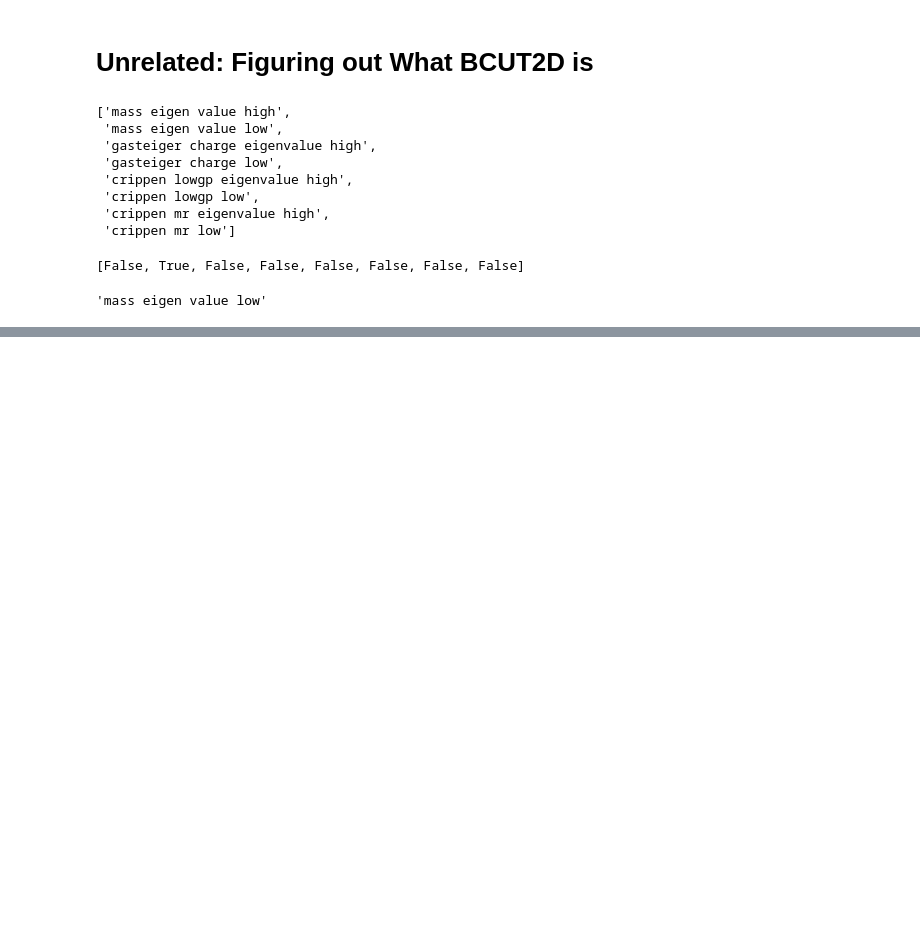
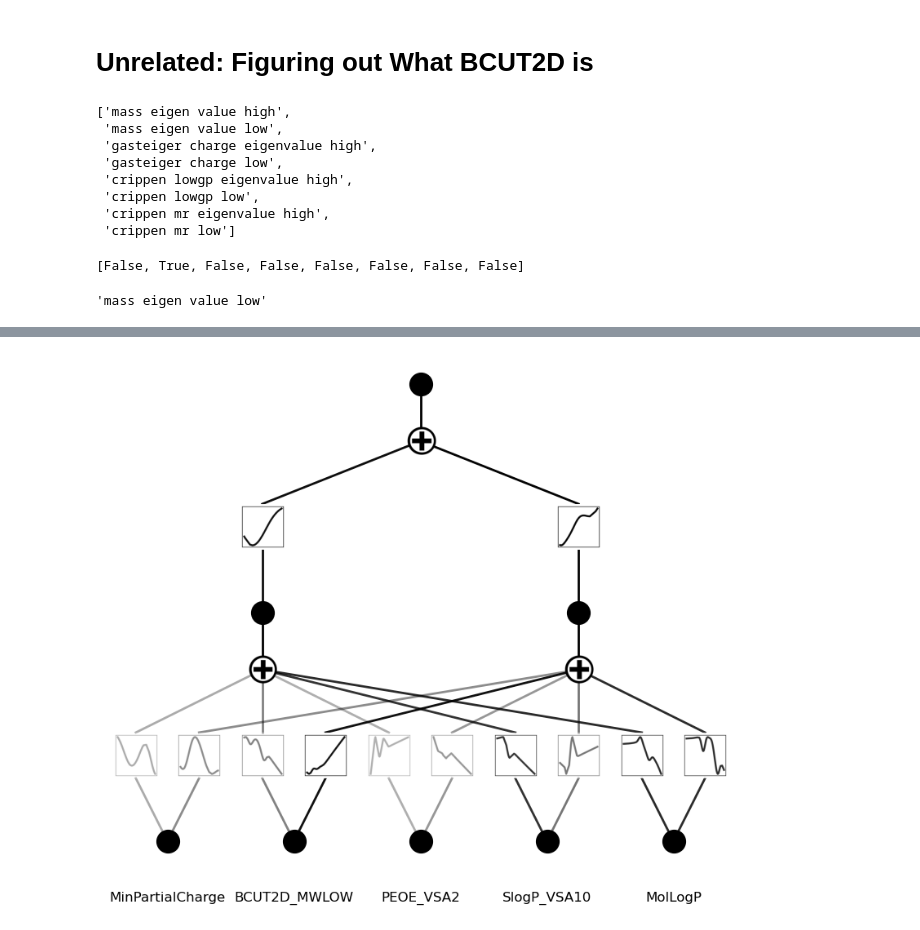
Before and after one commit to cgeils25/Chemical_Physics_and_KANs, a Jupyter notebook: notebooks/aqueous_solubility_delaney/investigating_KAN.ipynb, the cells around one changed output, grey strips where cells are left out. Drawn from its saved outputs; the diff is of its cells as text; code cells hidden in the pictures; blank space fills up the shorter version.

Commit message:
train 2-layer KAN to 5 best features and compare to 1-layer

```diff
--- a/notebooks/aqueous_solubility_delaney/investigating_KAN.ipynb
+++ b/notebooks/aqueous_solubility_delaney/investigating_KAN.ipynb
@@ -971,0 +974,2 @@ BCUT2D_features[features_match.index(True)]
+# %%
+model_fss_2_layer = KAN(width=[X_train_scaled_feature_score_filtered.shape[1], 2, 1])
@@ -971,0 +1062,4 @@ BCUT2D_features[features_match.index(True)]
+# %%
+model_fss_2_layer.plot(in_vars=list(features_retained_after_feature_score_selection), varscale=.3, scale=1)
+# %% [output]
+[figure, added]
```
Also changed, not shown: parts of 25 cells of this notebook.
